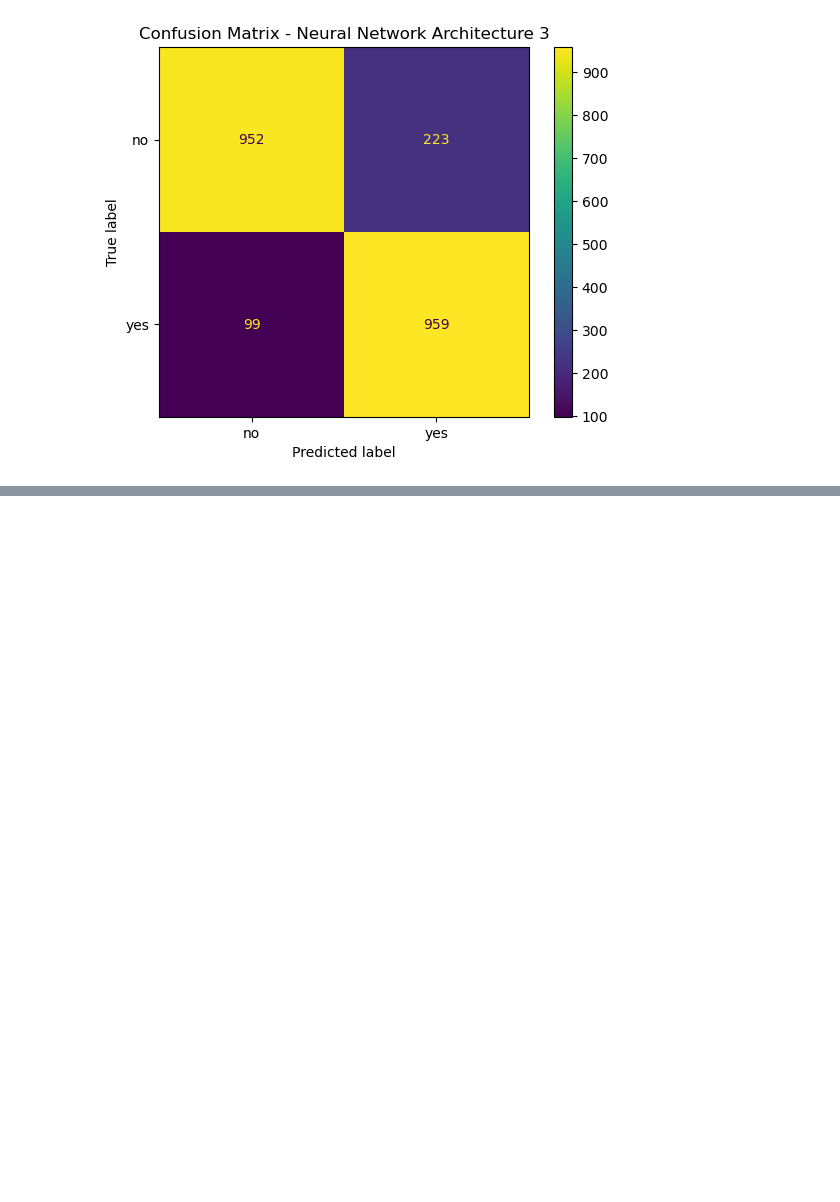
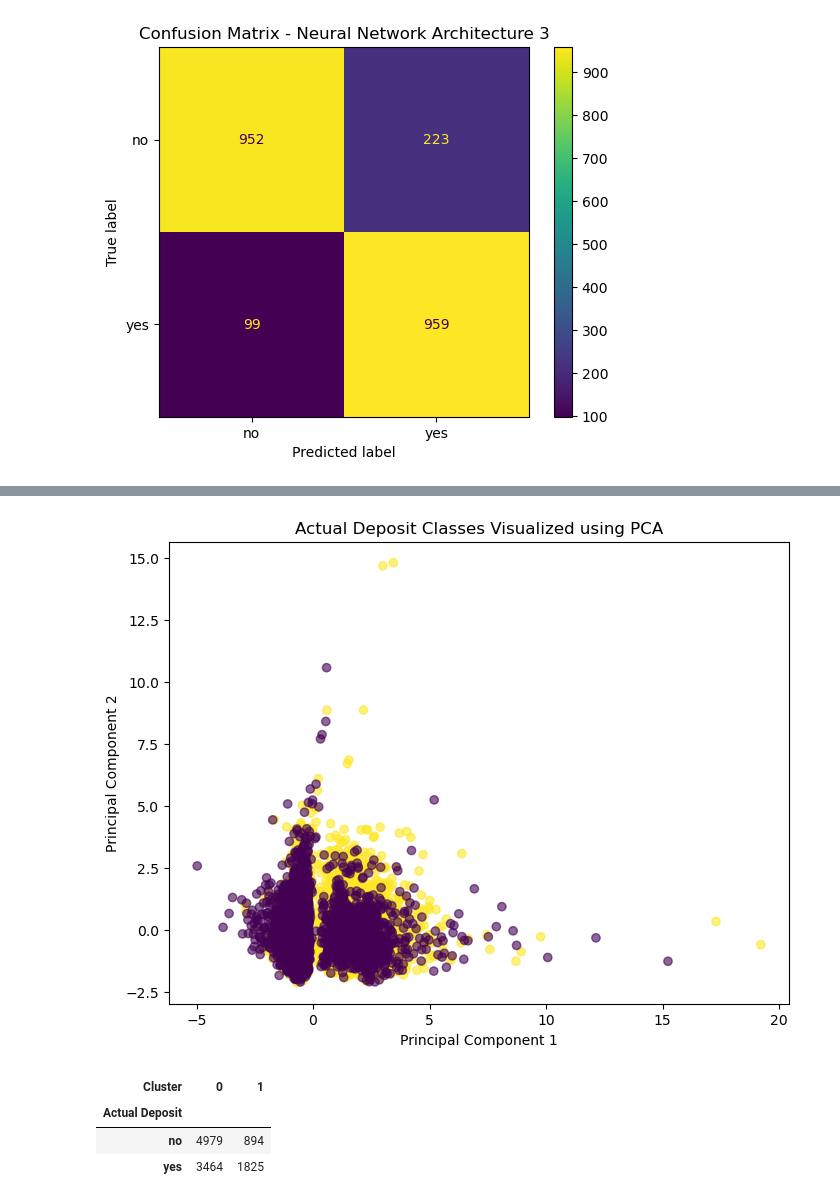
Before and after one commit to erze-haziri/bank-term-deposit-prediction, a Jupyter notebook: bank_term_deposit_analysis.ipynb, the cells around one changed output, grey strips where cells are left out. Saved outputs shown, nothing was run; the diff lists cells and outputs as text; code cells hidden in the pictures; blank space fills up the shorter version.

```diff
--- a/bank_term_deposit_analysis.ipynb
+++ b/bank_term_deposit_analysis.ipynb
@@ -1002,0 +1164,28 @@ plt.show()
+# %%
+plt.figure(figsize=(8, 6))
+
+plt.scatter(
+    X_pca[:, 0],
+    X_pca[:, 1],
+    c=y_encoded,
+    alpha=0.6
+)
+
+plt.title("Actual Deposit Classes Visualized using PCA")
+plt.xlabel("Principal Component 1")
+plt.ylabel("Principal Component 2")
+plt.show()
+# %% [output]
+[figure, added]
+# %%
+cluster_comparison = pd.crosstab(
+    pd.Series(y, name="Actual Deposit"),
+    pd.Series(clusters_2, name="Cluster")
+)
+
+cluster_comparison
+# %% [output]
+| Cluster | 0 | 1 |
+| Actual Deposit |  |  |
+| no | 4979 | 894 |
+| yes | 3464 | 1825 |
```
Also changed, not shown: parts of 11 cells of this notebook.
